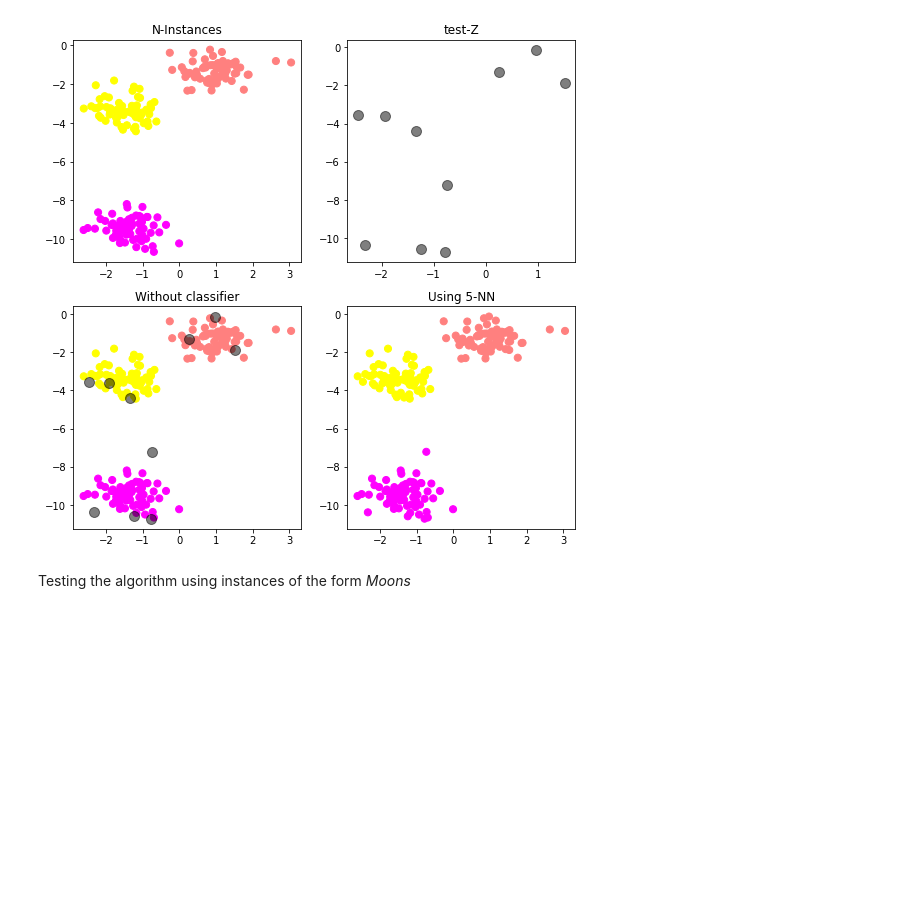
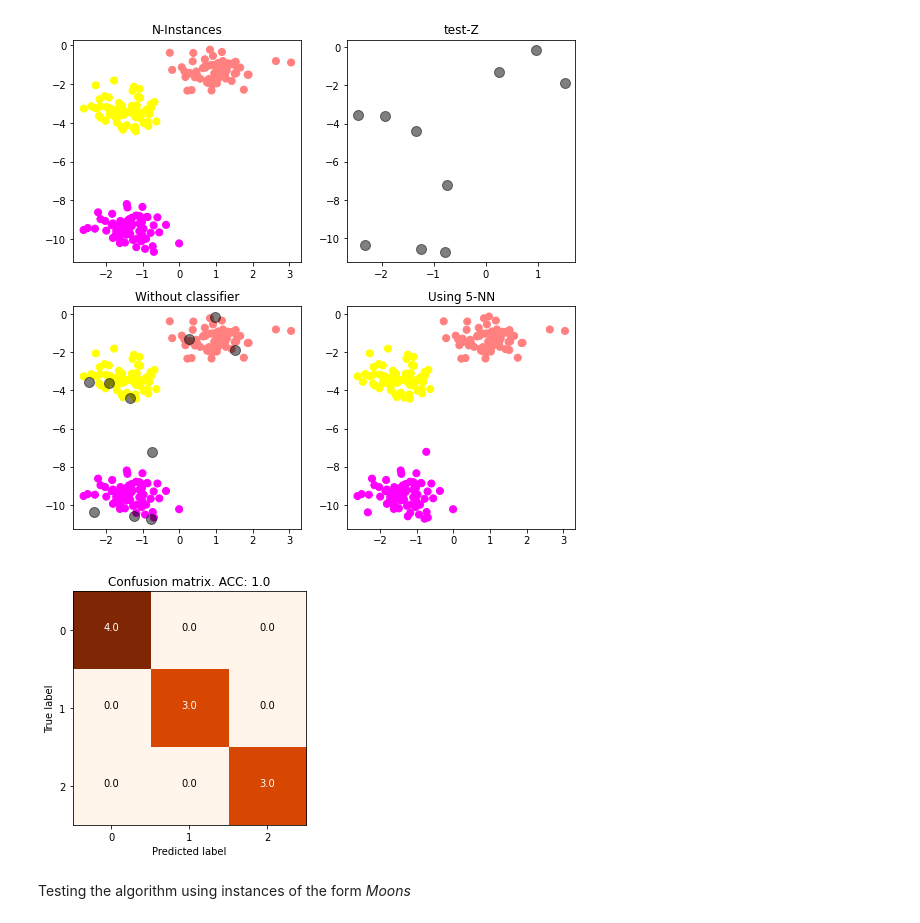
Before and after one commit to Edgar-La/Machine_Learning, a Jupyter notebook: k-NN/k-NN.ipynb, the cells around one changed output. Saved outputs shown, nothing was run; the diff lists cells and outputs as text; code cells hidden in the pictures; blank space fills up the shorter version.

```diff
--- a/k-NN/k-NN.ipynb
+++ b/k-NN/k-NN.ipynb
@@ -164,6 +168,12 @@ plotter_function(X, Z, labels, labels_2, 'spring', 'black', k_)
 [1 0 1 2 0 0 1 2 2 0]
 [1 0 1 2 0 0 1 2 2 0]
 [figure]
+# %%
+confusion_matrix = skl.confusion_matrix(labels_2, predicted_labels)
+Accuracy = ACC(confusion_matrix, labels_2)
+plot_confusion_matrix(confusion_matrix, Accuracy)
+# %% [output]
+[figure, added]
 # %% [markdown]
 Testing the algorithm using instances of the form _Moons_
 # %%
```
Also changed, not shown: parts of 4 cells of this notebook.
